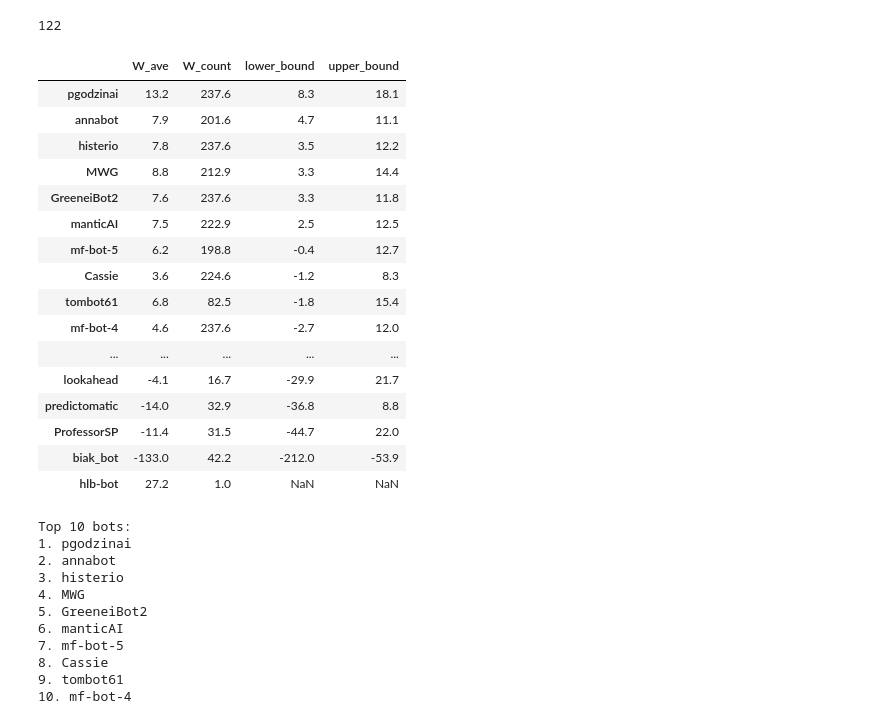
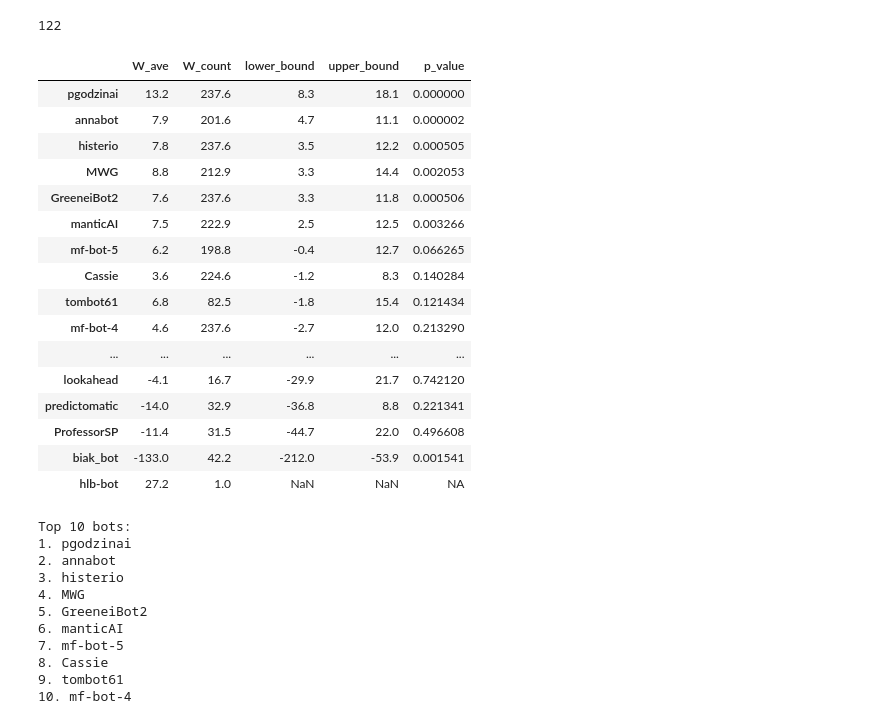
Before and after one commit to Metaculus/aib-analysis, a Jupyter notebook: AI_BENCHMARKING_ANALYSIS.ipynb, the cells around one changed output. Cells and saved outputs as stored; diff of their text form; code cells hidden in the pictures.

```diff
--- a/AI_BENCHMARKING_ANALYSIS.ipynb
+++ b/AI_BENCHMARKING_ANALYSIS.ipynb
@@ -204,7 +201,7 @@ if 25871 in df_pro_bot_resolved_questions['bot_question_id'].values:
       (26387, 27788), # Will Tesla increase deliveries in Q3 2024
       (26821, 26959), # VP debate
       (26212, 26213, 26214), # number of dairy cow herds with H5N1
-      (26639, 26640, 26641), # Presidential debate 0, 1, or 2+
+      (26639, 26640, 26641) # Presidential debate 0, 1, or 2+
   ]
 
   ####### CREATE QUESTION WEIGHTS #########
@@ -1193,7 +1259,7 @@ def calculate_t_test(df_input, bot_list, weight_col='question_weight'):
 
     # Format p-values as percentages
     df_W_leaderboard['p_value'] = df_W_leaderboard['p_value'].apply(
-        lambda x: f"{x*100:.4f}%" if pd.notnull(x) else "NA"
+        lambda x: f"{x:.6f}" if pd.notnull(x) else "NA"
     )
 
     # Round other columns
@@ -1505,33 +1571,33 @@ df_pro_bot_resolved_questions['pro_question_id'].nunique()
 # %%
 # @title Weighted Bot Only Peer, T test
 
 # To choose our top bot team, we only use the questions for which there is no Pro benchmark. (in Q4, there were some bots who ONLY forecasted on questions with Pro benchmark)
 no_pro_benchmark = df_pro_bot_resolved_questions[df_pro_bot_resolved_questions['pro_question_id'].isna()]['bot_question_id']
 
 df_bot_only_peer = df_bot_peer[df_bot_peer['bot_question_id'].isin(no_pro_benchmark)]
 df_bot_only_peer_wide = make_wide(df_bot_only_peer)
 
 df_W_bot_only_peer_leaderboard = calculate_t_test(df_bot_only_peer_wide, df_bot_only_peer['forecaster'].unique())
 
-df_W_bot_only_peer_leaderboard[['W_ave', 'W_count', 'lower_bound', 'upper_bound']].sort_values(by='lower_bound', ascending=False)
+df_W_bot_only_peer_leaderboard[['W_ave', 'W_count', 'lower_bound', 'upper_bound', 'p_value']].sort_values(by='lower_bound', ascending=False)
 # %% [output]
-|  | W_ave | W_count | lower_bound | upper_bound |
-| pgodzinai | 13.2 | 237.6 | 8.3 | 18.1 |
-| annabot | 7.9 | 201.6 | 4.7 | 11.1 |
-| histerio | 7.8 | 237.6 | 3.5 | 12.2 |
-| MWG | 8.8 | 212.9 | 3.3 | 14.4 |
-| GreeneiBot2 | 7.6 | 237.6 | 3.3 | 11.8 |
-| manticAI | 7.5 | 222.9 | 2.5 | 12.5 |
-| mf-bot-5 | 6.2 | 198.8 | -0.4 | 12.7 |
-| Cassie | 3.6 | 224.6 | -1.2 | 8.3 |
-| tombot61 | 6.8 | 82.5 | -1.8 | 15.4 |
-| mf-bot-4 | 4.6 | 237.6 | -2.7 | 12.0 |
-| ... | ... | ... | ... | ... |
-| lookahead | -4.1 | 16.7 | -29.9 | 21.7 |
-| predictomatic | -14.0 | 32.9 | -36.8 | 8.8 |
-| ProfessorSP | -11.4 | 31.5 | -44.7 | 22.0 |
-| biak_bot | -133.0 | 42.2 | -212.0 | -53.9 |
-| hlb-bot | 27.2 | 1.0 | NaN | NaN |
+|  | W_ave | W_count | lower_bound | upper_bound | p_value |
+| pgodzinai | 13.2 | 237.6 | 8.3 | 18.1 | 0.000000 |
+| annabot | 7.9 | 201.6 | 4.7 | 11.1 | 0.000002 |
+| histerio | 7.8 | 237.6 | 3.5 | 12.2 | 0.000505 |
+| MWG | 8.8 | 212.9 | 3.3 | 14.4 | 0.002053 |
+| GreeneiBot2 | 7.6 | 237.6 | 3.3 | 11.8 | 0.000506 |
+| manticAI | 7.5 | 222.9 | 2.5 | 12.5 | 0.003266 |
+| mf-bot-5 | 6.2 | 198.8 | -0.4 | 12.7 | 0.066265 |
+| Cassie | 3.6 | 224.6 | -1.2 | 8.3 | 0.140284 |
+| tombot61 | 6.8 | 82.5 | -1.8 | 15.4 | 0.121434 |
+| mf-bot-4 | 4.6 | 237.6 | -2.7 | 12.0 | 0.213290 |
+| ... | ... | ... | ... | ... | ... |
+| lookahead | -4.1 | 16.7 | -29.9 | 21.7 | 0.742120 |
+| predictomatic | -14.0 | 32.9 | -36.8 | 8.8 | 0.221341 |
+| ProfessorSP | -11.4 | 31.5 | -44.7 | 22.0 | 0.496608 |
+| biak_bot | -133.0 | 42.2 | -212.0 | -53.9 | 0.001541 |
+| hlb-bot | 27.2 | 1.0 | NaN | NaN | NA |
 # %%
 df_W_bot_only_peer_leaderboard.to_csv('weighted_bot_ONLY_peer_leaderboard_t_test.csv', index=True)
 # %%
```
Also changed, not shown: parts of 51 cells of this notebook, 7 other files.
